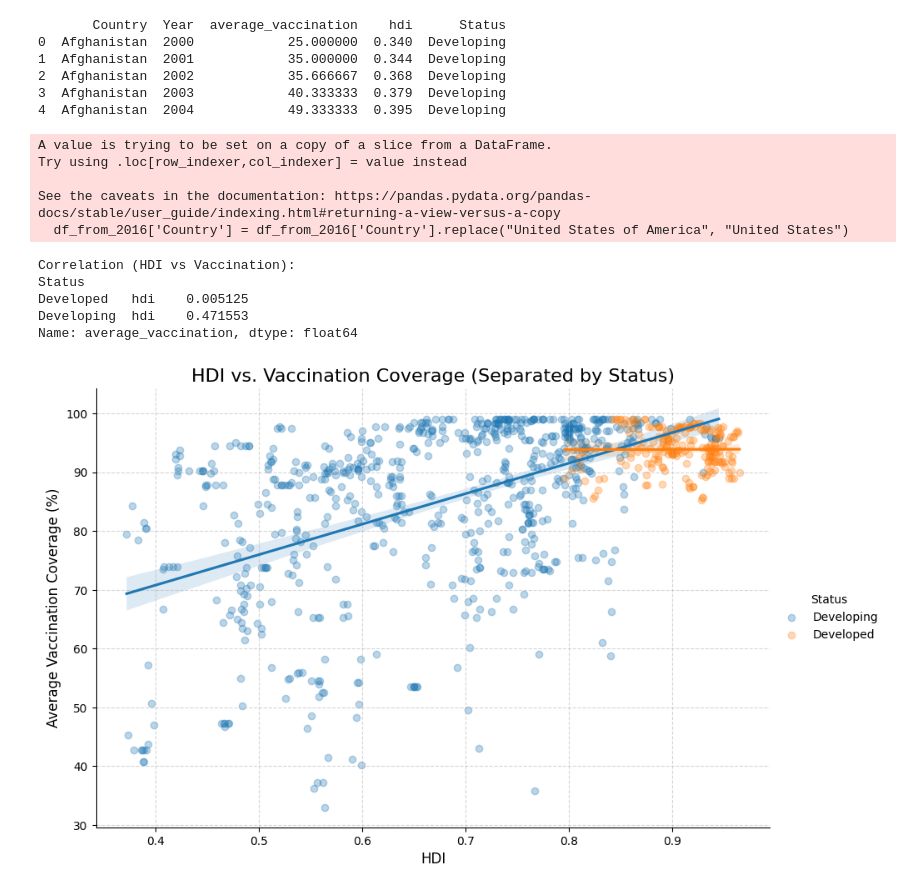
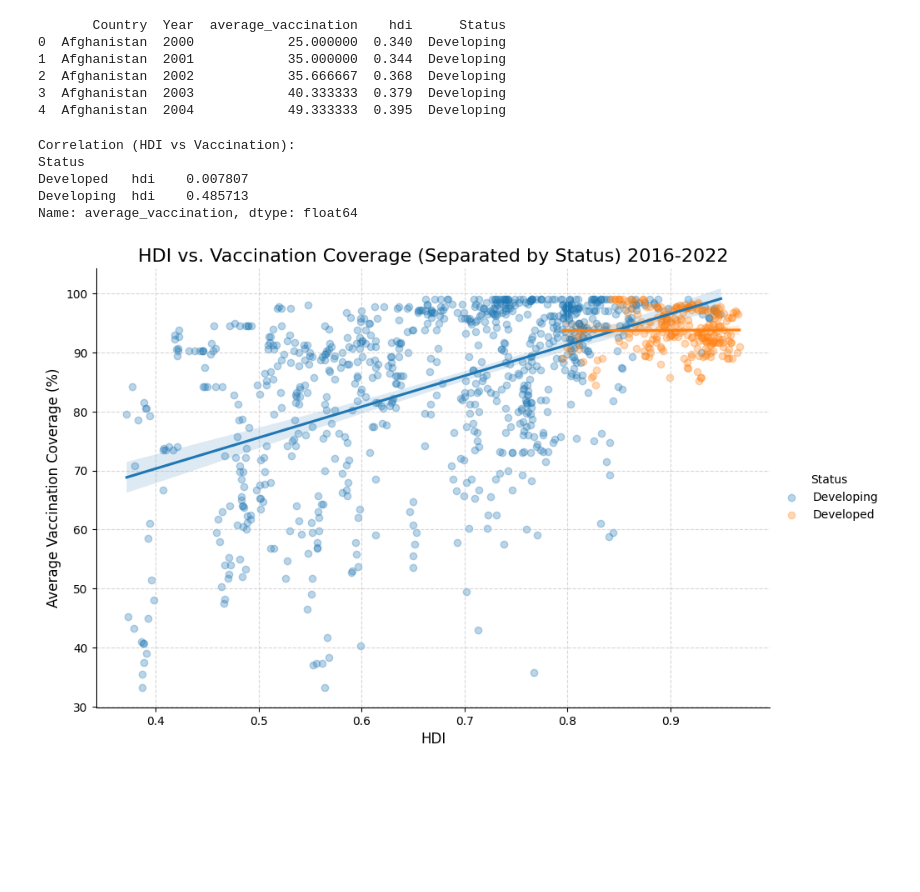
Before and after one commit to ShazaAbdallah/Data-management-236003, a Jupyter notebook: Project/project-updated.ipynb, the cells around one changed output. Drawn from its saved outputs; the diff is of its cells as text; code cells hidden in the pictures; blank space fills up the shorter version.

```diff
--- a/Project/project-updated.ipynb
+++ b/Project/project-updated.ipynb
@@ -960,32 +430,8 @@ print(final_df.head())
 # %%
-# 1. Load your datasets
-df_hdi = pd.read_csv("hdr_general.csv", encoding='latin1')
-# Clean column names
-df_hdi.columns = df_hdi.columns.str.strip()
-
-# Make sure the key columns are numeric
-df_hdi["year"] = pd.to_numeric(df_hdi["year"], errors="coerce")
-df_hdi["hdi"] = pd.to_numeric(df_hdi["hdi"], errors="coerce")
-
-# Keep only rows where we can plot
-df_hdi_plot = df_hdi.dropna(subset=["year", "hdi"]).copy()
-df_hdi_plot["year"] = df_hdi_plot["year"].astype(int)
-
-df_hdi_plot = df_hdi_plot[['country', 'year', 'hdi']]
-
-# 2. Perform the Join
-# 'how' options:
-#   'inner': Only keep rows that exist in BOTH files (intersection).
-#   'left' : Keep everything in df_main, add data from df_other where it matches.
-combined_df = pd.merge(
+combined_df_new_dataset = pd.merge(
     final_df,
     df_hdi_plot,
     left_on=['Country', 'Year'],
     right_on=['country', 'year'],
     how='inner'
 )
-
-# 3. Check the result
-print(combined_df.head())
-print(len(combined_df))
-print(len(final_df))
@@ -1009,11 +439,11 @@ print(len(final_df))
 df_status = df[['Country', 'Status']].drop_duplicates()
 
 combined_df_with_status = pd.merge(
-    combined_df,
+    combined_df_new_dataset,
     df_status,
     left_on=['Country'],
     right_on=['Country'],
-    how='inner'
+    how='left'
 )
 
 combined_df_with_status = combined_df_with_status[['Country', 'Year', 'average_vaccination', 'hdi', 'Status']]
@@ -1027,47 +457,34 @@ print(combined_df_with_status.head())
 3  Afghanistan  2003            40.333333  0.379  Developing
 4  Afghanistan  2004            49.333333  0.395  Developing
 # %%
-import pandas as pd
-import seaborn as sns
-import matplotlib.pyplot as plt
-import numpy as np
+df_from_2016 = combined_df_with_status.loc[combined_df_with_status['Year'] >= 2016]
 
-df_from_2016 = combined_df_with_status.loc[combined_df_with_status['Year'] >= 2016]
-df_from_2016['Country'] = df_from_2016['Country'].replace("United States of America", "United States")
-
-# 3. Calculate Correlations for each group
 stats = df_from_2016.groupby('Status')[['hdi', 'average_vaccination']].corr().iloc[0::2, -1]
 print("Correlation (HDI vs Vaccination):")
 print(stats)
 
-# 4. Plot
-# lmplot draws scatter plots with regression lines for each 'hue' category
+
 sns.lmplot(
     data=df_from_2016,
     x='hdi',
     y='average_vaccination',
     hue='Status',
     height=6,
     aspect=1.5,
     scatter_kws={'alpha': 0.3}
 )
 
-plt.title('HDI vs. Vaccination Coverage (Separated by Status)', fontsize=16)
+plt.title('HDI vs. Vaccination Coverage (Separated by Status) 2016-2022', fontsize=16)
 plt.xlabel('HDI', fontsize=12)
 plt.ylabel('Average Vaccination Coverage (%)', fontsize=12)
 plt.grid(True, linestyle='--', alpha=0.5)
 
 plt.show()
 # %% [output]
-A value is trying to be set on a copy of a slice from a DataFrame.
-Try using .loc[row_indexer,col_indexer] = value instead
-
-See the caveats in the documentation: https://pandas.pydata.org/pandas-docs/stable/user_guide/indexing.html#returning-a-view-versus-a-copy
-  df_from_2016['Country'] = df_from_2016['Country'].replace("United States of America", "United States")
+Correlation (HDI vs Vaccination):
+Status
+Developed   hdi    0.007807
+Developing  hdi    0.485713
+Name: average_vaccination, dtype: float64
-Correlation (HDI vs Vaccination):
-Status
-Developed   hdi    0.005125
-Developing  hdi    0.471553
-Name: average_vaccination, dtype: float64
-[figure, old version]
+[figure, new version]
 # %%
```
Also changed, not shown: parts of 30 cells of this notebook, 4 other files.
